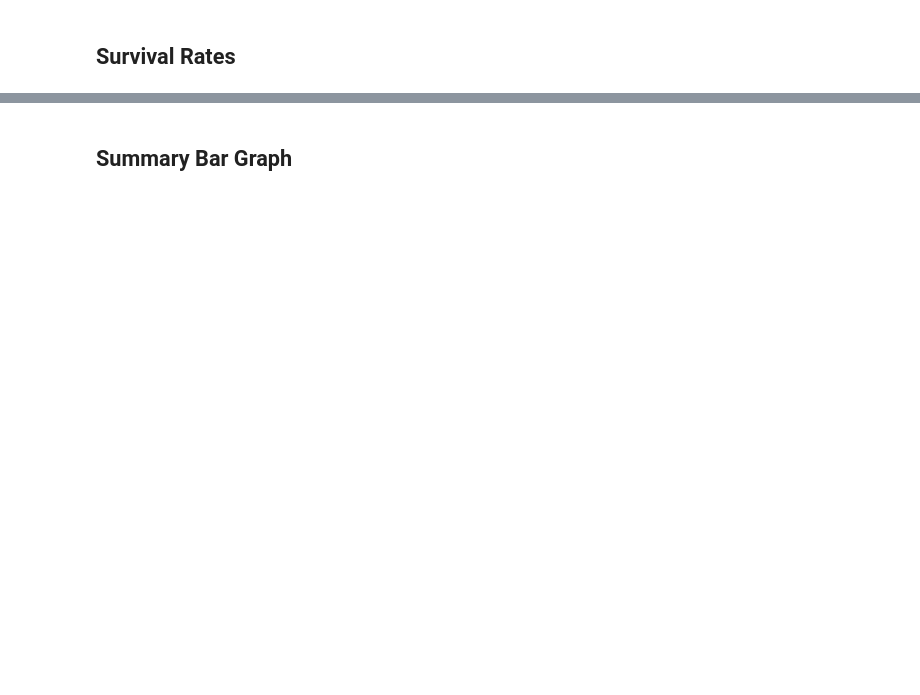
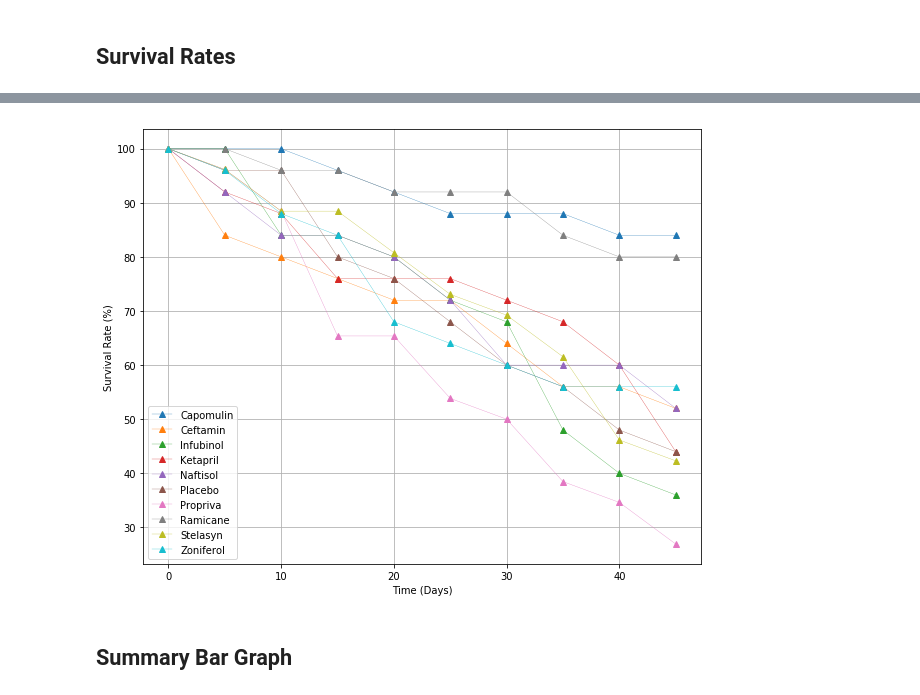
Before and after one commit to theodoremoreland/Pymaceuticals, a Jupyter notebook: pymaceuticals_starter.ipynb, the cells around one changed output, grey strips where cells are left out. Saved outputs shown, nothing was run; the diff lists cells and outputs as text; code cells hidden in the pictures; blank space fills up the shorter version.

```diff
--- a/pymaceuticals_starter.ipynb
+++ b/pymaceuticals_starter.ipynb
@@ -173,7 +220,10 @@ avg_met.head()
 ## Survival Rates
 # %%
 # Store the Count of Mice Grouped by Drug and Timepoint (W can pass any metric)
+mice = group_1.count().reset_index()["Mouse ID"]
 
 # Convert to DataFrame
+mice_df = pd.DataFrame({"Drug":drug, "Timepoint": timepoint, "Mice":mice})
 
 # Preview DataFrame
+mice_df.head()
@@ -180,4 +237,5 @@ avg_met.head()
 # %%
 # Minor Data Munging to Re-Format the Data Frames
-
-# Preview the Data Frame
+mice_df_pivot = pd.pivot_table(mice_df, values="Mice", index="Timepoint", columns="Drug")
+# Preview that Reformatting worked
+mice_df_pivot
@@ -191,2 +255,30 @@ plt.show()
+# %%
+# Generate the Plot (Accounting for percentages)
+plt.figure(figsize=(10,8))
+
+plt.plot(100 * mice_df_pivot["Capomulin"] / 25, linewidth=0.3, marker='^')
+plt.plot(100 * mice_df_pivot["Ceftamin"] / 25, linewidth=0.3, marker='^')
+plt.plot(100 * mice_df_pivot["Infubinol"] / 25, linewidth=0.3, marker='^')
+plt.plot(100 * mice_df_pivot["Ketapril"] / 25, linewidth=0.3, marker='^')
+plt.plot(100 * mice_df_pivot["Naftisol"] / 25, linewidth=0.3, marker='^')
+plt.plot(100 * mice_df_pivot["Placebo"] / 25, linewidth=0.3, marker='^')
+plt.plot(100 * mice_df_pivot["Propriva"] / 26, linewidth=0.3, marker='^')
+plt.plot(100 * mice_df_pivot["Ramicane"] / 25, linewidth=0.3, marker='^')
+plt.plot(100 * mice_df_pivot["Stelasyn"] / 26, linewidth=0.3, marker='^')
+plt.plot(100 * mice_df_pivot["Zoniferol"] / 25, linewidth=0.3, marker='^')
+
+
+plt.grid(True)
+plt.xlabel("Time (Days)")
+plt.ylabel("Survival Rate (%)")
+plt.legend(avg_met.Drug.unique(), loc="lower left")
+
+# Save the Figure
+plt.savefig("Fig3.png")
+
+# Show the Figure
+plt.show()
+# %% [output]
+[figure, added]
 # %% [markdown]
 ## Summary Bar Graph
```
Also changed, not shown: parts of 14 cells of this notebook, 2 other files.
